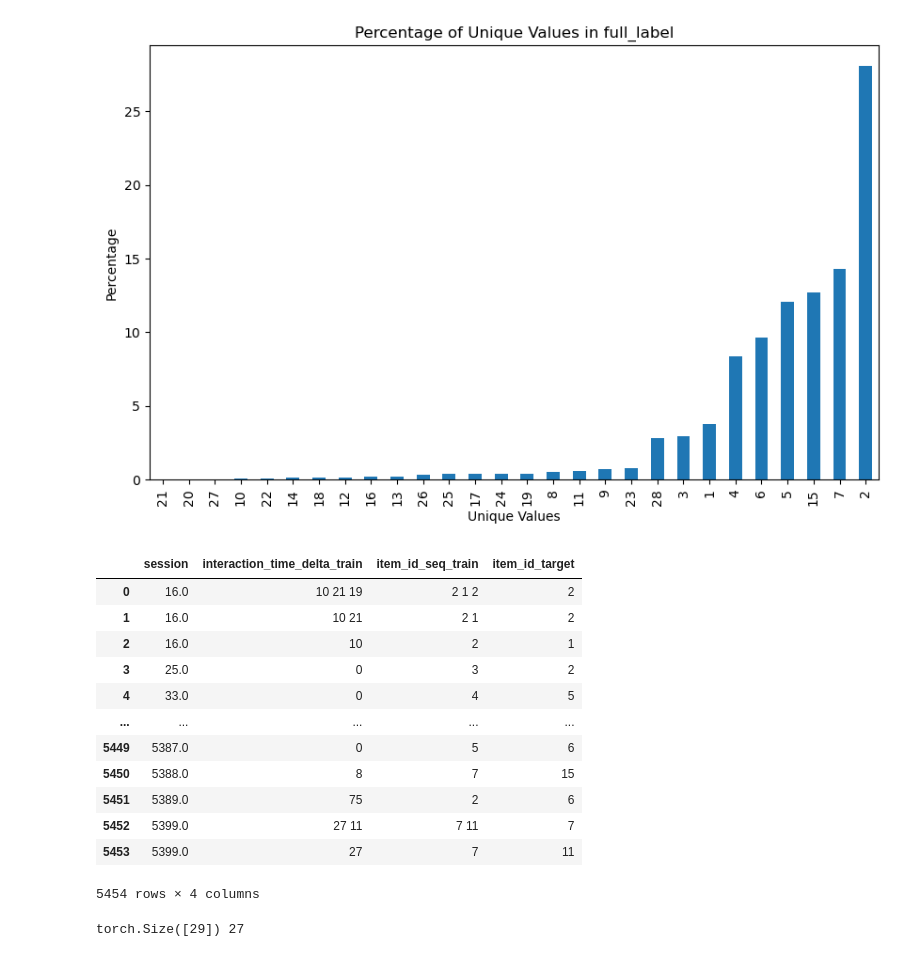
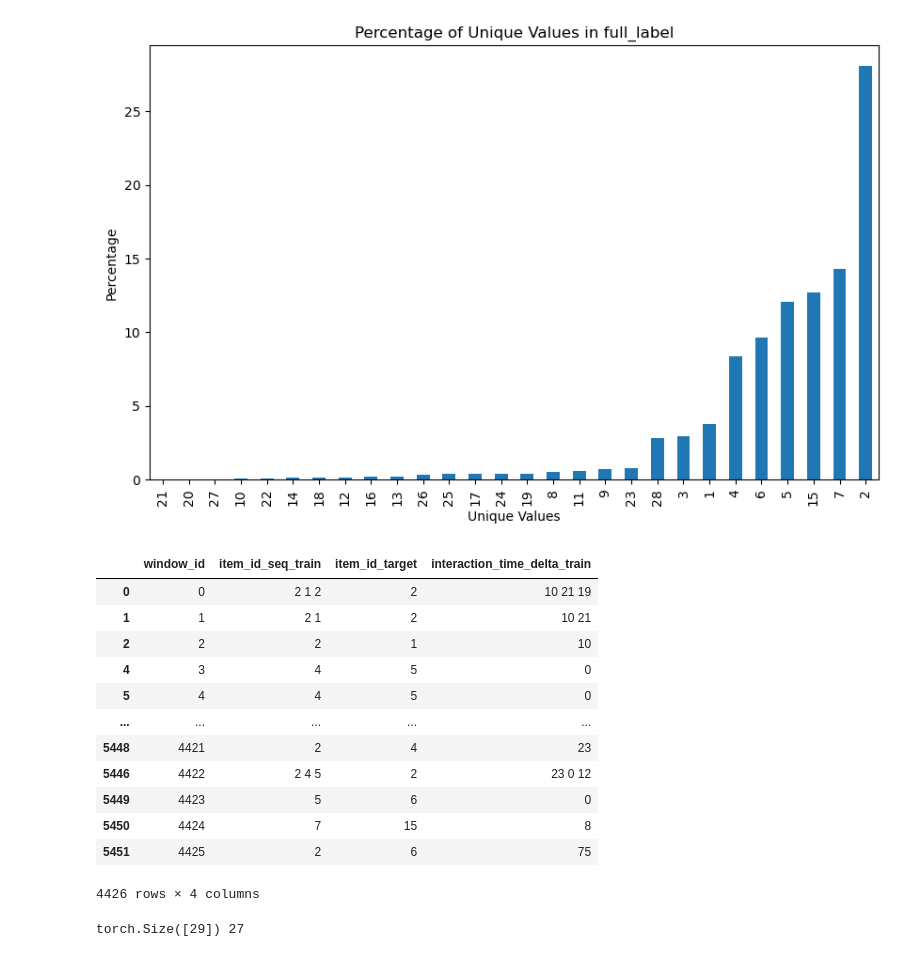
Before and after one commit to sreeragvn/CARSI-II-Master-Thesis-Context-Aware-Recsys, a Jupyter notebook: preprocessing/05_sequencing.ipynb, the cells around one changed output. Saved outputs shown, nothing was run; the diff lists cells and outputs as text; code cells hidden in the pictures.

```diff
--- a/preprocessing/05_sequencing.ipynb
+++ b/preprocessing/05_sequencing.ipynb
@@ -267,22 +268,22 @@ test_df = test_df[['session_id', 'item_id_seq_train', 'item_id_target', 'interac
 
 test_df.to_csv(os.path.join(sequence_path, 'test.tsv'), sep='\t', index=False)
 train_df.to_csv(os.path.join(sequence_path, 'train.tsv'), sep='\t', index=False)
-# %%
-df_exploded
-# %% [output]
-|  | session | interaction_time_delta_train | item_id_seq_train | item_id_target |
-| 0 | 16.0 | 10 21 19 | 2 1 2 | 2 |
-| 1 | 16.0 | 10 21 | 2 1 | 2 |
-| 2 | 16.0 | 10 | 2 | 1 |
-| 3 | 25.0 | 0 | 3 | 2 |
-| 4 | 33.0 | 0 | 4 | 5 |
-| ... | ... | ... | ... | ... |
-| 5449 | 5387.0 | 0 | 5 | 6 |
-| 5450 | 5388.0 | 8 | 7 | 15 |
-| 5451 | 5389.0 | 75 | 2 | 6 |
-| 5452 | 5399.0 | 27 11 | 7 11 | 7 |
-| 5453 | 5399.0 | 27 | 7 | 11 |
-5454 rows × 4 columns
+# %%
+train_df
+# %% [output]
+|  | window_id | item_id_seq_train | item_id_target | interaction_time_delta_train |
+| 0 | 0 | 2 1 2 | 2 | 10 21 19 |
+| 1 | 1 | 2 1 | 2 | 10 21 |
+| 2 | 2 | 2 | 1 | 10 |
+| 4 | 3 | 4 | 5 | 0 |
+| 5 | 4 | 4 | 5 | 0 |
+| ... | ... | ... | ... | ... |
+| 5448 | 4421 | 2 | 4 | 23 |
+| 5446 | 4422 | 2 4 5 | 2 | 23 0 12 |
+| 5449 | 4423 | 5 | 6 | 0 |
+| 5450 | 4424 | 7 | 15 | 8 |
+| 5451 | 4425 | 2 | 6 | 75 |
+4426 rows × 4 columns
 # %%
 file_path = os.path.join(sequence_path, 'train.tsv')
 train_data = pd.read_csv(file_path, sep='\t')
```
Also changed, not shown: parts of 4 cells of this notebook, 25 other files.
